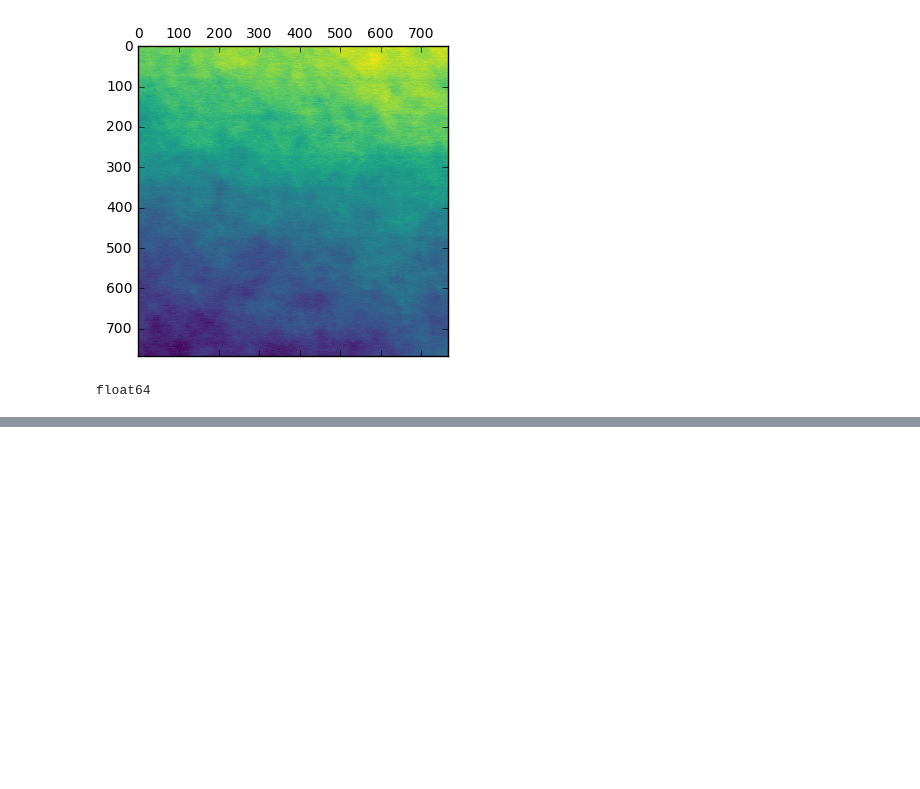
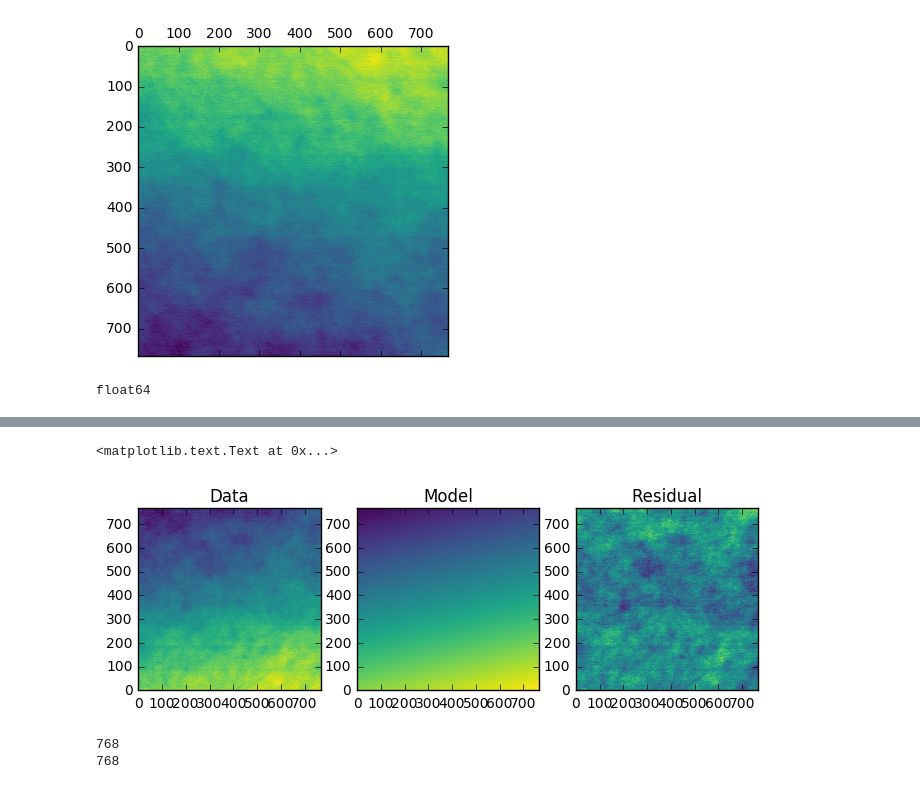
Before and after one commit to wfqethan/Capstone, a Jupyter notebook: ipynbs/WesBackground.ipynb, the cells around one changed output, grey strips where cells are left out. Saved outputs shown, nothing was run; the diff lists cells and outputs as text; code cells hidden in the pictures; blank space fills up the shorter version.

```diff
--- a/ipynbs/WesBackground.ipynb
+++ b/ipynbs/WesBackground.ipynb
@@ -8,7 +8,7 @@ from sklearn import linear_model
 import matplotlib.pyplot as plt
 %matplotlib inline
 # %%
-data = np.genfromtxt('../Data/AFM/10-10-Z')
+data = np.genfromtxt('../Data/AFM/TXT/10-10-Z')
 
 print (data.dtype)
 # %% [output]
@@ -111,0 +186,23 @@ main()
+# %%
+p_init = models.Polynomial2D(degree=1)
+fit_p = fitting.LevMarLSQFitter()
+
+with warnings.catch_warnings():
+    # Ignore model linearity warning from the fitter
+    warnings.simplefilter('ignore')
+    p = fit_p(p_init, x, y, data)
+
+# Plot the data with the best-fit model
+plt.figure(figsize=(8, 2.5))
+plt.subplot(1, 3, 1)
+plt.imshow(data, origin='lower', interpolation='nearest', cmap = 'viridis')
+plt.title("Data")
+plt.subplot(1, 3, 2)
+plt.imshow(p(x, y), origin='lower', interpolation='nearest', cmap = 'viridis')
+plt.title("Model")
+plt.subplot(1, 3, 3)
+plt.imshow(data - p(x, y), origin='lower', interpolation='nearest', cmap = 'viridis')
+plt.title("Residual")
+# %% [output]
+<matplotlib.text.Text at 0x...>
+[figure, added]
@@ -111,0 +211,6 @@ main()
+# %%
+print (x)
+print (y)
+# %% [output]
+768
+768
```
Also changed, not shown: parts of 9 cells of this notebook, 1 other file.
